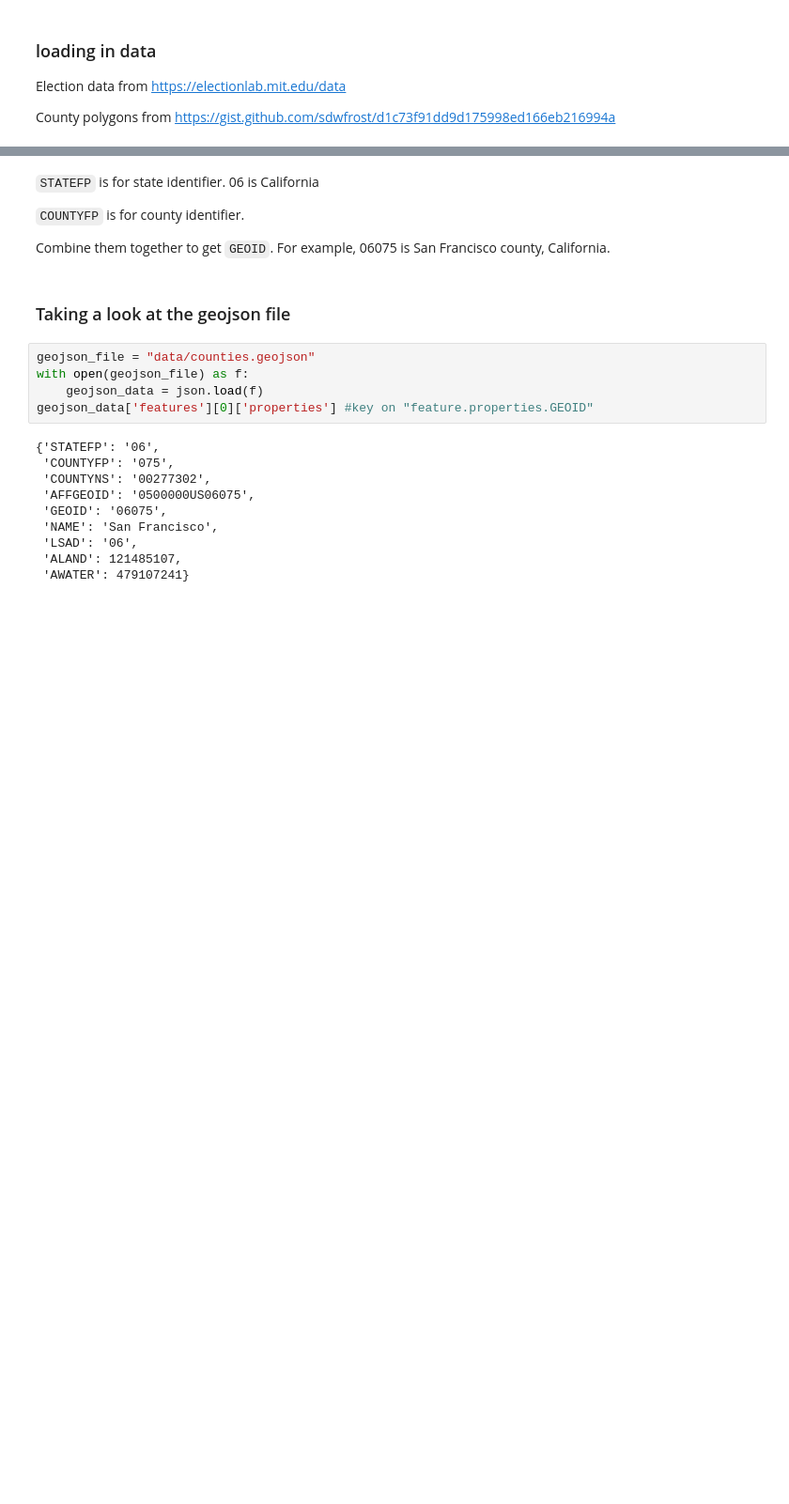
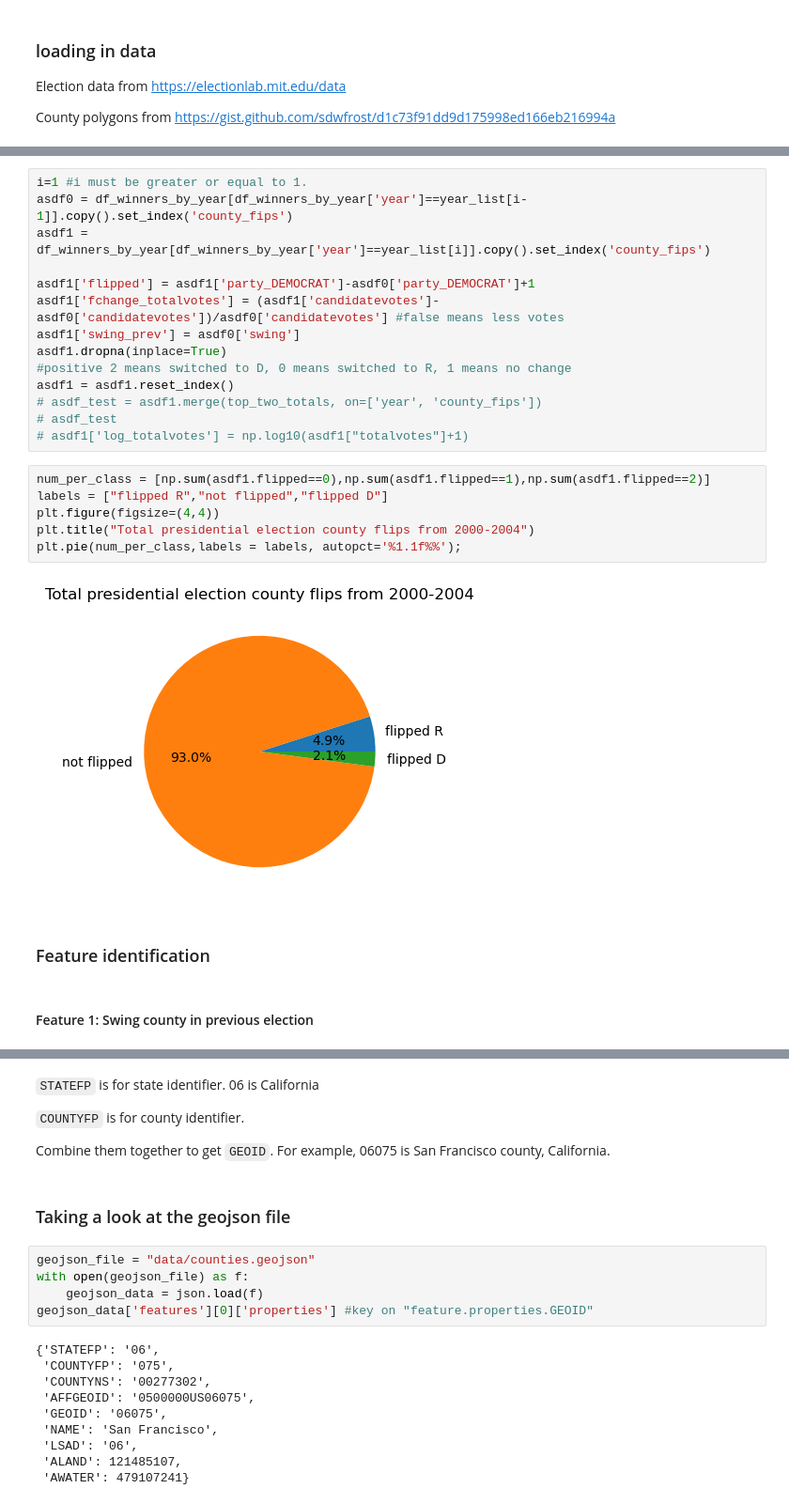
Before and after one commit to bayu-wilson/county_election_prediction, a Jupyter notebook: Untitled.ipynb, the cells around one changed output, grey strips where cells are left out. Shown at 94% size. Saved outputs shown, nothing was run; the diff lists cells and outputs as text; blank space fills up the shorter version.

```diff
--- a/Untitled.ipynb
+++ b/Untitled.ipynb
@@ -39,0 +71,26 @@ df_winners_year_i
+# %%
+i=1 #i must be greater or equal to 1.
+asdf0 = df_winners_by_year[df_winners_by_year['year']==year_list[i-1]].copy().set_index('county_fips')
+asdf1 = df_winners_by_year[df_winners_by_year['year']==year_list[i]].copy().set_index('county_fips')
+
+asdf1['flipped'] = asdf1['party_DEMOCRAT']-asdf0['party_DEMOCRAT']+1
+asdf1['fchange_totalvotes'] = (asdf1['candidatevotes']-asdf0['candidatevotes'])/asdf0['candidatevotes'] #false means less votes
+asdf1['swing_prev'] = asdf0['swing']
+asdf1.dropna(inplace=True)
+#positive 2 means switched to D, 0 means switched to R, 1 means no change
+asdf1 = asdf1.reset_index()
+# asdf_test = asdf1.merge(top_two_totals, on=['year', 'county_fips'])
+# asdf_test
+# asdf1['log_totalvotes'] = np.log10(asdf1["totalvotes"]+1)
+# %%
+num_per_class = [np.sum(asdf1.flipped==0),np.sum(asdf1.flipped==1),np.sum(asdf1.flipped==2)]
+labels = ["flipped R","not flipped","flipped D"]
+plt.figure(figsize=(4,4))
+plt.title("Total presidential election county flips from 2000-2004")
+plt.pie(num_per_class,labels = labels, autopct='%1.1f%%');
+# %% [output]
+[figure, added]
+# %% [markdown]
+### Feature identification
+# %% [markdown]
+####  Feature 1: Swing county in previous election
```
Also changed, not shown: parts of 80 cells of this notebook.
